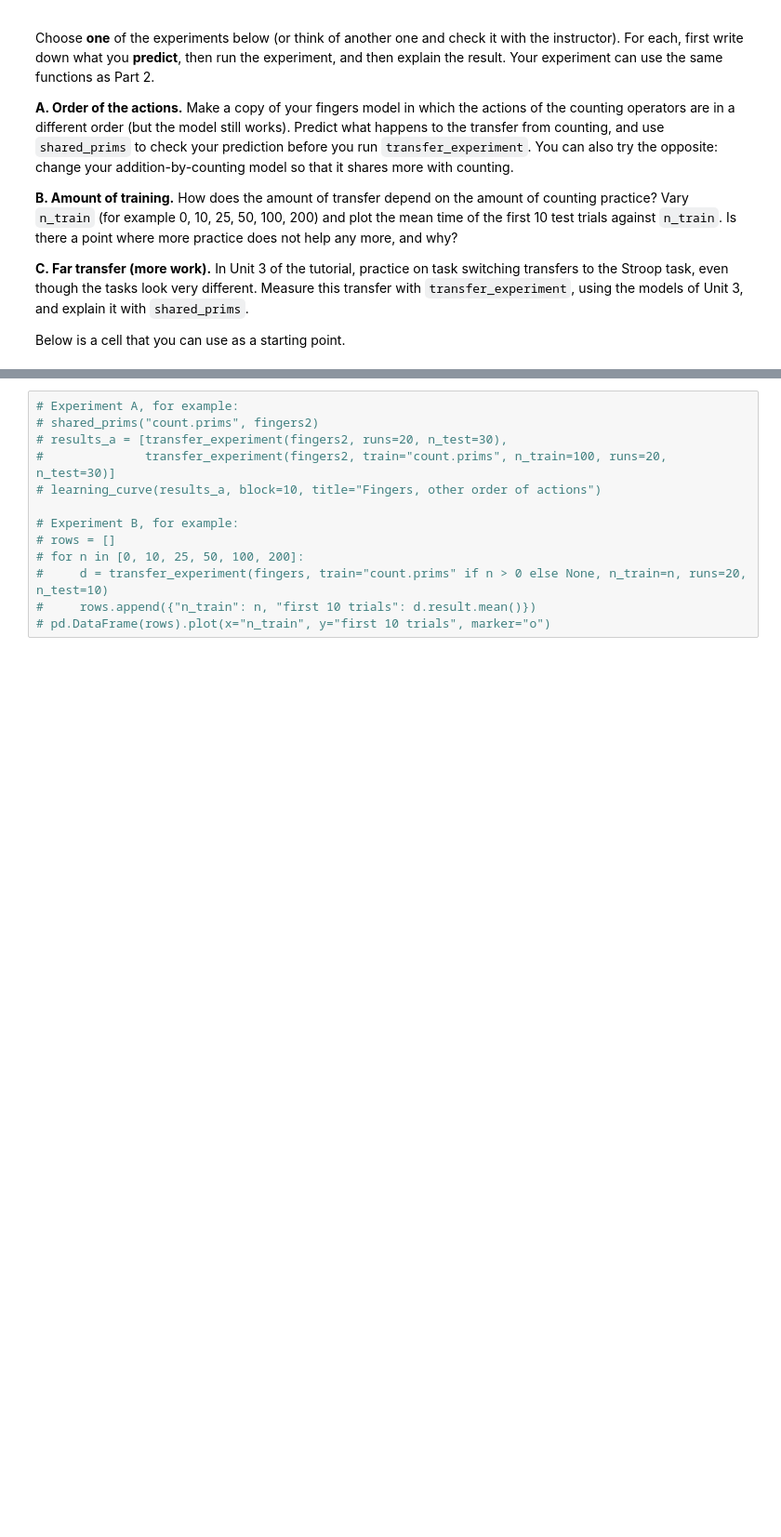
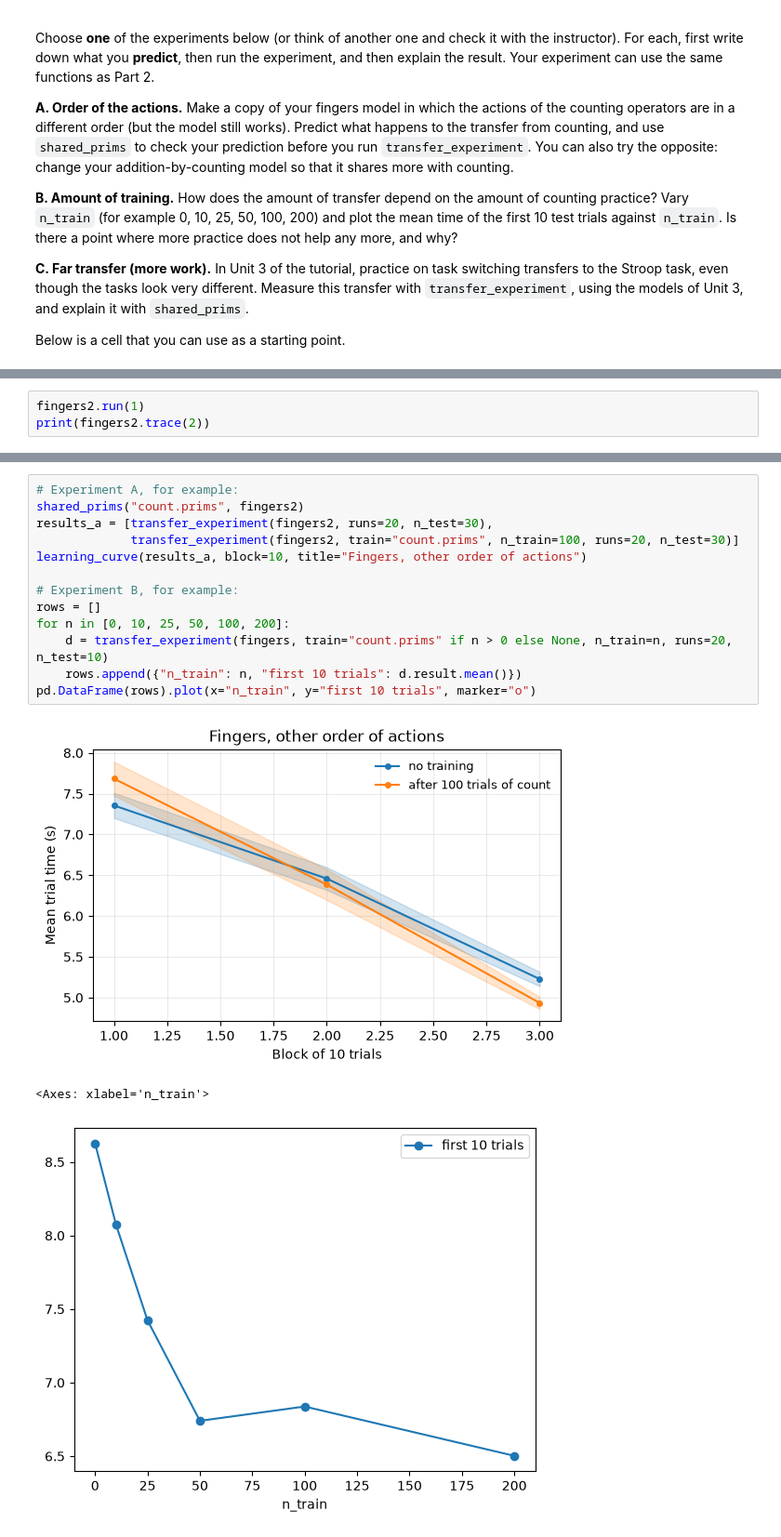
Before and after one commit to Kirirgiri/CognitiveModellingAssignments, a Jupyter notebook: Homework 1 - Transfer.ipynb, the cells around one changed output, grey strips where cells are left out. Shown at 93% size. Drawn from its saved outputs; the diff is of its cells as text; blank space fills up the shorter version.

Commit message:
Part 4
prediction and changed fingers model

```diff
--- a/Homework 1 - Transfer.ipynb
+++ b/Homework 1 - Transfer.ipynb
@@ -575,3 +575,6 @@ define script {
 }
 # %% [output]
 Loaded task 'add-fingers2' into fingers2 (tasks: add-fingers2)
+# %%
+fingers2.run(1)
+print(fingers2.trace(2))
@@ -578,14 +602,18 @@ Loaded task 'add-fingers2' into fingers2 (tasks: add-fingers2)
 # %%
 # Experiment A, for example:
-# shared_prims("count.prims", fingers2)
-# results_a = [transfer_experiment(fingers2, runs=20, n_test=30),
-#              transfer_experiment(fingers2, train="count.prims", n_train=100, runs=20, n_test=30)]
-# learning_curve(results_a, block=10, title="Fingers, other order of actions")
+shared_prims("count.prims", fingers2)
+results_a = [transfer_experiment(fingers2, runs=20, n_test=30),
+             transfer_experiment(fingers2, train="count.prims", n_train=100, runs=20, n_test=30)]
+learning_curve(results_a, block=10, title="Fingers, other order of actions")
 
 # Experiment B, for example:
-# rows = []
-# for n in [0, 10, 25, 50, 100, 200]:
-#     d = transfer_experiment(fingers, train="count.prims" if n > 0 else None, n_train=n, runs=20, n_test=10)
-#     rows.append({"n_train": n, "first 10 trials": d.result.mean()})
-# pd.DataFrame(rows).plot(x="n_train", y="first 10 trials", marker="o")
+rows = []
+for n in [0, 10, 25, 50, 100, 200]:
+    d = transfer_experiment(fingers, train="count.prims" if n > 0 else None, n_train=n, runs=20, n_test=10)
+    rows.append({"n_train": n, "first 10 trials": d.result.mean()})
+pd.DataFrame(rows).plot(x="n_train", y="first 10 trials", marker="o")
+# %% [output]
+[figure, added]
+<Axes: xlabel='n_train'>
+[figure, added]
 # %% [markdown]
```
Also changed, not shown: parts of 5 cells of this notebook.
